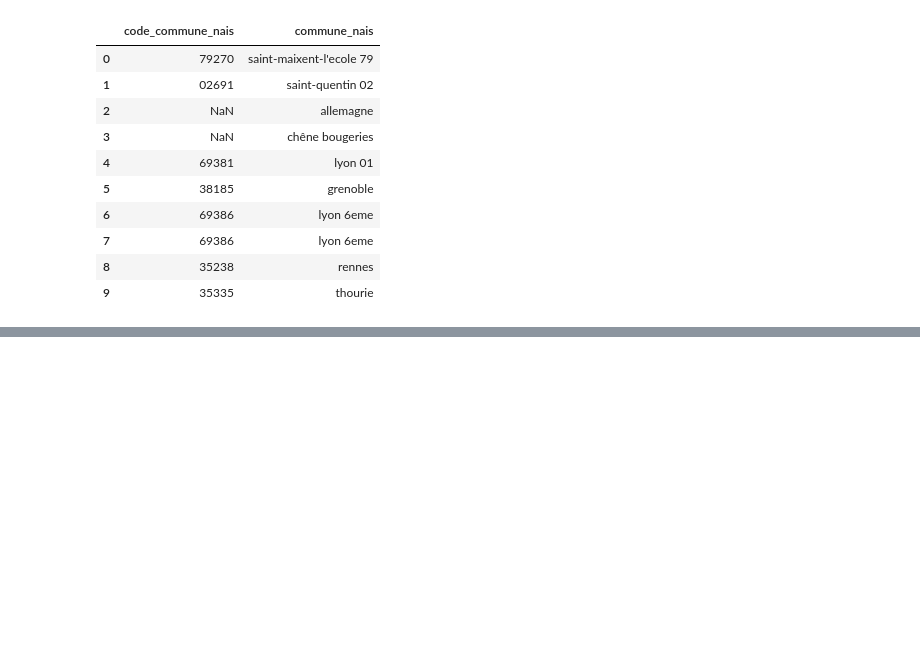
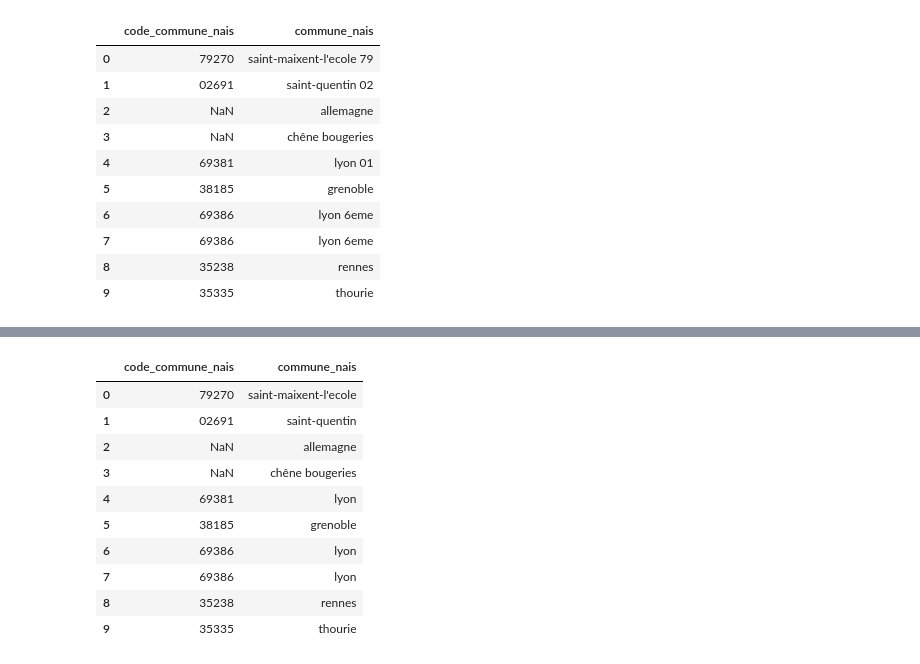
Before and after one commit to raphaeleadjerad/data_inpi, a Jupyter notebook: code/croisement_deces.ipynb, the cells around one changed output, grey strips where cells are left out. Drawn from its saved outputs; the diff is of its cells as text; code cells hidden in the pictures; blank space fills up the shorter version.

```diff
--- a/code/croisement_deces.ipynb
+++ b/code/croisement_deces.ipynb
@@ -99,0 +112,17 @@ df_rep_pm.loc[:,["code_commune_nais", "commune_nais"]].head(10)
+# %%
+re2 = "\seme"
+df_rep_pm["commune_nais"]  = df_rep_pm["commune_nais"].str.replace(re2, "")
+# %%
+df_rep_pm.loc[:,["code_commune_nais", "commune_nais"]].head(10)
+# %% [output]
+|  | code_commune_nais | commune_nais |
+| 0 | 79270 | saint-maixent-l'ecole |
+| 1 | 02691 | saint-quentin |
+| 2 | NaN | allemagne |
+| 3 | NaN | chêne bougeries |
+| 4 | 69381 | lyon |
+| 5 | 38185 | grenoble |
+| 6 | 69386 | lyon |
+| 7 | 69386 | lyon |
+| 8 | 35238 | rennes |
+| 9 | 35335 | thourie |
```
Also changed, not shown: parts of 13 cells of this notebook.
